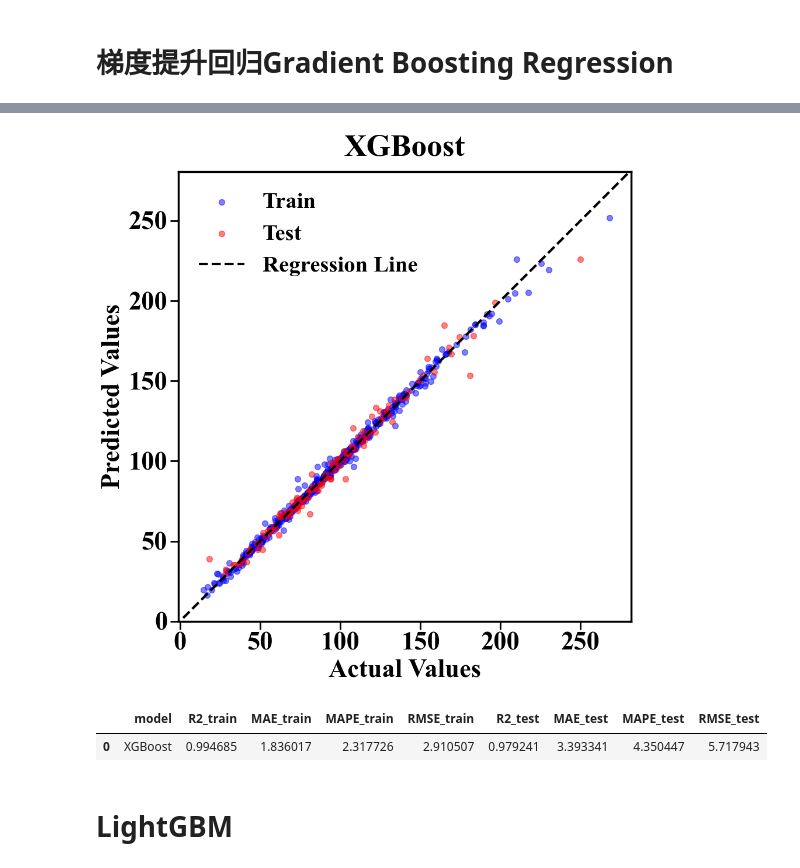
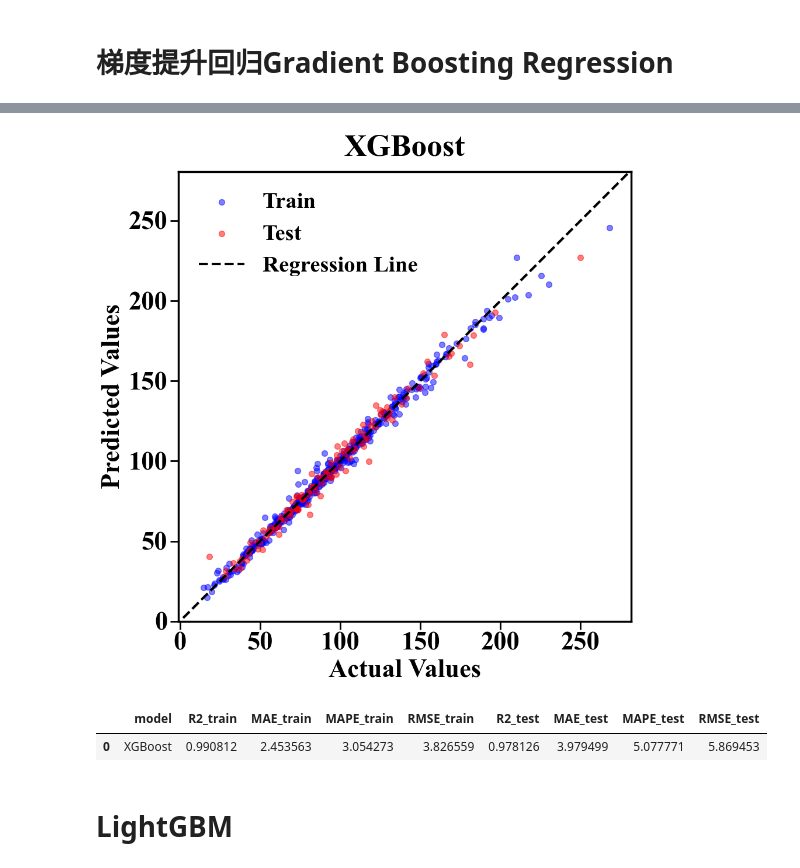
Before and after one commit to YYCHEN2001/Carbon_Cathode_New, a Jupyter notebook: ML_model/1_ML_results_old.ipynb, the cells around one changed output, grey strips where cells are left out. Saved outputs shown, nothing was run; the diff lists cells and outputs as text; code cells hidden in the pictures.

```diff
--- a/ML_model/1_ML_results_old.ipynb
+++ b/ML_model/1_ML_results_old.ipynb
@@ -105,13 +105,12 @@ rfr_metrics
 from sklearn.ensemble import GradientBoostingRegressor
 
 gbr = GradientBoostingRegressor(n_estimators=300,
-                                alpha=0.001,
-                                learning_rate=0.05,
-                                max_depth=13,
-                                max_features=0.98,
-                                min_samples_leaf=7,
-                                min_samples_split=5,
-                                subsample=0.63,
+                                learning_rate=0.06,
+                                max_depth=12,
+                                max_features=0.5,
+                                min_samples_leaf=8,
+                                min_samples_split=18,
+                                subsample=0.7,
                                 random_state=21)
 gbr.fit(X_train, y_train)
 
@@ -129,30 +128,30 @@ gbr_metrics
 # %%
 from xgboost import XGBRegressor
 
-xgb = XGBRegressor(n_estimators=500,
-                   learning_rate=0.05,
-                   subsample=0.81,
-                   gamma=0.8,
-                   max_depth=27,
+xgb = XGBRegressor(n_estimators=280,
+                   learning_rate=0.09,
+                   subsample=0.64,
+                   gamma=0.3,
+                   max_depth=18,
                    min_child_weight=9,
                    reg_alpha=0.5,
-                   colsample_bytree=0.9,
+                   colsample_bytree=0.8,
                    colsample_bylevel=0.6,
-                   colsample_bynode=0.5,
+                   colsample_bynode=0.6,
                    random_state=21)
 xgb.fit(X_train, y_train)
 
 y_train_pred = xgb.predict(X_train)
 y_test_pred = xgb.predict(X_test)
 
 xgb_metrics = metrics_to_dataframe(y_train, y_train_pred, y_test, y_test_pred, 'XGBoost')
 plot_actual_vs_predicted(y_train, y_train_pred, y_test, y_test_pred, 'XGBoost','XGB.png')
 
 xgb_metrics
 # %% [output]
-[figure, old version]
+[figure, new version]
 |  | model | R2_train | MAE_train | MAPE_train | RMSE_train | R2_test | MAE_test | MAPE_test | RMSE_test |
-| 0 | XGBoost | 0.994685 | 1.836017 | 2.317726 | 2.910507 | 0.979241 | 3.393341 | 4.350447 | 5.717943 |
+| 0 | XGBoost | 0.990812 | 2.453563 | 3.054273 | 3.826559 | 0.978126 | 3.979499 | 5.077771 | 5.869453 |
 # %% [markdown]
 # LightGBM
 # %%
```
Also changed, not shown: parts of 2 cells of this notebook, 19 other files.
